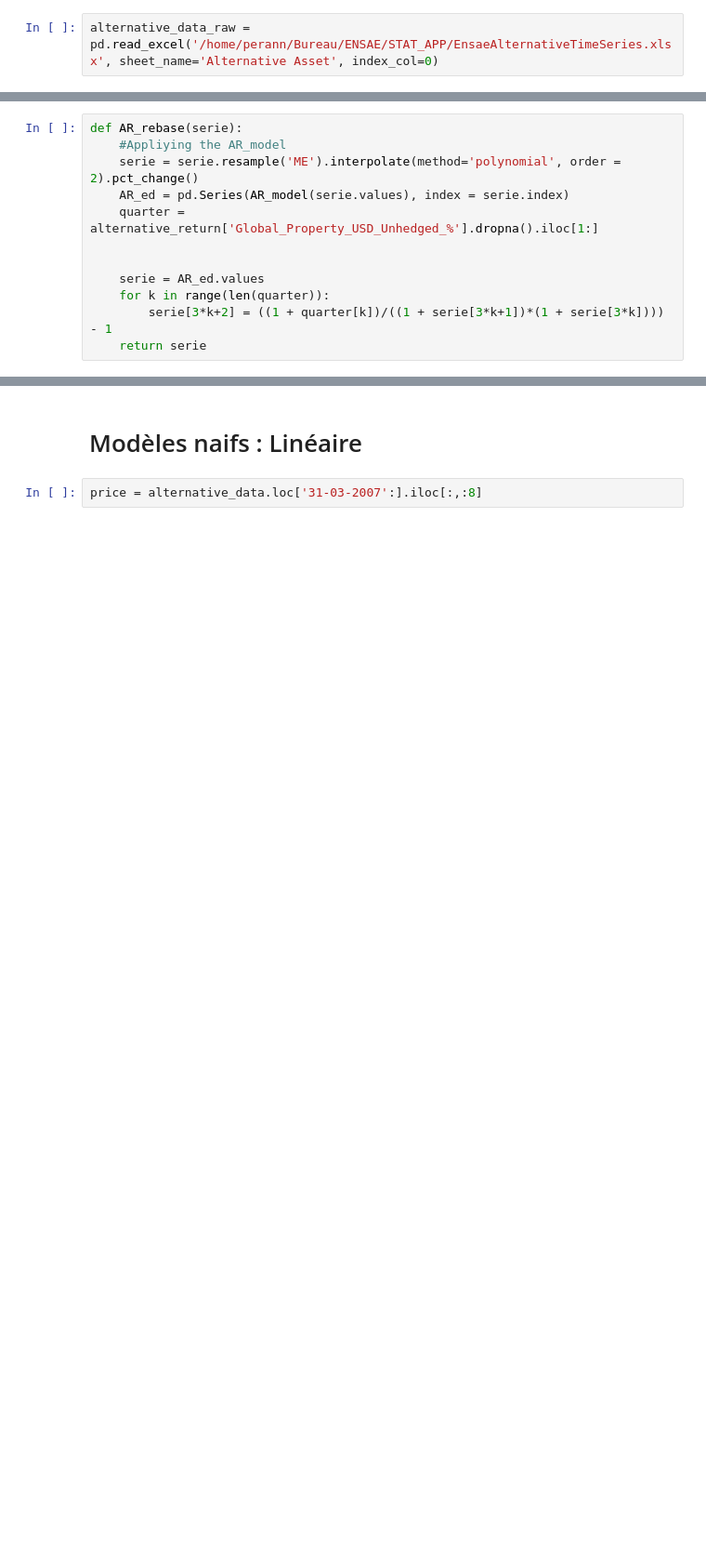
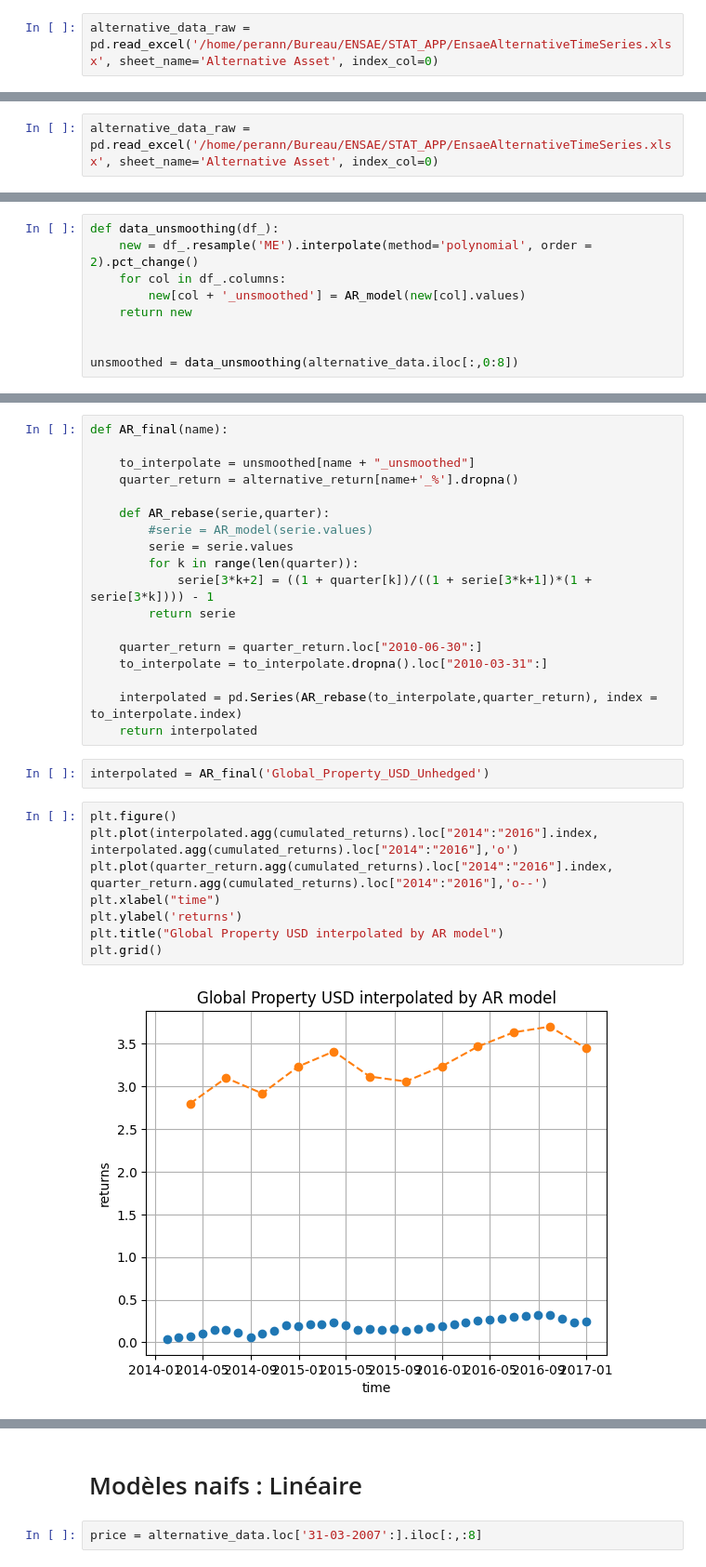
Before and after one commit to Perann/STAT_APP, a Jupyter notebook: AR_Model/AR_rebasage_ultimr.ipynb, the cells around one changed output, grey strips where cells are left out. Shown at 93% size. Cells and saved outputs as stored; diff of their text form; blank space fills up the shorter version.

```diff
--- a/AR_Model/AR_rebasage_ultimr.ipynb
+++ b/AR_Model/AR_rebasage_ultimr.ipynb
@@ -172,0 +288,2 @@ alternative_data = tweak_alternative_data(alternative_data_raw)
+# %%
+alternative_data_raw = pd.read_excel('/home/perann/Bureau/ENSAE/STAT_APP/EnsaeAlternativeTimeSeries.xlsx', sheet_name='Alternative Asset', index_col=0)
@@ -172,0 +302,9 @@ alternative_data = tweak_alternative_data(alternative_data_raw)
+# %%
+def data_unsmoothing(df_):
+    new = df_.resample('ME').interpolate(method='polynomial', order = 2).pct_change()
+    for col in df_.columns:
+        new[col + '_unsmoothed'] = AR_model(new[col].values)
+    return new
+
+
+unsmoothed = data_unsmoothing(alternative_data.iloc[:,0:8])
@@ -173,12 +327,30 @@ alternative_data = tweak_alternative_data(alternative_data_raw)
 # %%
-def AR_rebase(serie):
-    #Appliying the AR_model
-    serie = serie.resample('ME').interpolate(method='polynomial', order = 2).pct_change()
-    AR_ed = pd.Series(AR_model(serie.values), index = serie.index)
-    quarter = alternative_return['Global_Property_USD_Unhedged_%'].dropna().iloc[1:]
+def AR_final(name):
 
+    to_interpolate = unsmoothed[name + "_unsmoothed"]
+    quarter_return = alternative_return[name+'_%'].dropna()
 
-    serie = AR_ed.values
-    for k in range(len(quarter)):
-        serie[3*k+2] = ((1 + quarter[k])/((1 + serie[3*k+1])*(1 + serie[3*k]))) - 1
-    return serie
+    def AR_rebase(serie,quarter):
+        #serie = AR_model(serie.values)
+        serie = serie.values
+        for k in range(len(quarter)):
+            serie[3*k+2] = ((1 + quarter[k])/((1 + serie[3*k+1])*(1 + serie[3*k]))) - 1
+        return serie
+
+    quarter_return = quarter_return.loc["2010-06-30":]
+    to_interpolate = to_interpolate.dropna().loc["2010-03-31":]
+
+    interpolated = pd.Series(AR_rebase(to_interpolate,quarter_return), index = to_interpolate.index)
+    return interpolated
+# %%
+interpolated = AR_final('Global_Property_USD_Unhedged')
+# %%
+plt.figure()
+plt.plot(interpolated.agg(cumulated_returns).loc["2014":"2016"].index, interpolated.agg(cumulated_returns).loc["2014":"2016"],'o')
+plt.plot(quarter_return.agg(cumulated_returns).loc["2014":"2016"].index, quarter_return.agg(cumulated_returns).loc["2014":"2016"],'o--')
+plt.xlabel("time")
+plt.ylabel('returns')
+plt.title("Global Property USD interpolated by AR model")
+plt.grid()
+# %% [output]
+[figure, added]
```
Also changed, not shown: parts of 18 cells of this notebook, 2 other files.
